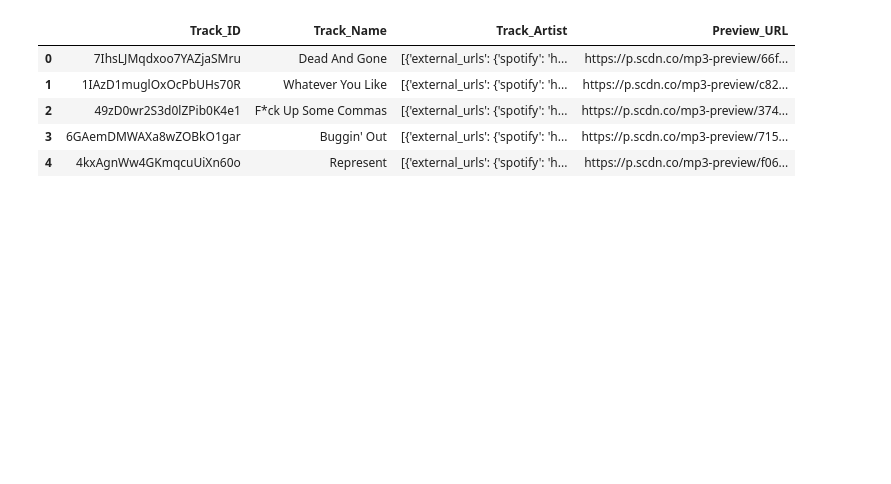
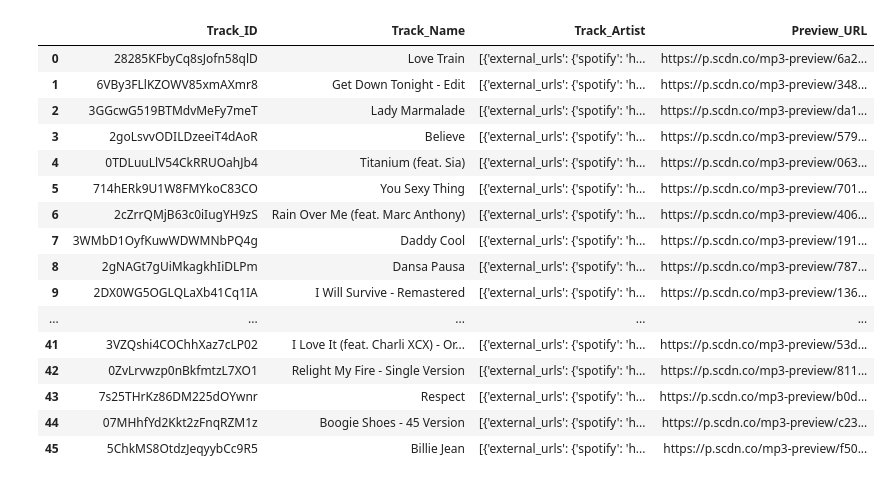
Before and after one commit to KathrynPanger/classify-spotify, a Jupyter notebook: Seth/disco/disco_mp3_pull.ipynb, the cells around one changed output. Saved outputs shown, nothing was run; the diff lists cells and outputs as text; code cells hidden in the pictures; blank space fills up the shorter version.

Commit message:
compiled clean dataframes

```diff
--- a/Seth/disco/disco_mp3_pull.ipynb
+++ b/Seth/disco/disco_mp3_pull.ipynb
@@ -72,13 +71,24 @@ dataframe_5.head()
 # %%
 dataframe_6 = pd.read_csv("disco6.csv")
-dataframe_6.head()
+dataframe_6
 # %% [output]
 |  | Track_ID | Track_Name | Track_Artist | Preview_URL |
-| 0 | 7IhsLJMqdxoo7YAZjaSMru | Dead And Gone | [{'external_urls': {'spotify': 'h... | https://p.scdn.co/mp3-preview/66f... |
-| 1 | 1IAzD1muglOxOcPbUHs70R | Whatever You Like | [{'external_urls': {'spotify': 'h... | https://p.scdn.co/mp3-preview/c82... |
-| 2 | 49zD0wr2S3d0lZPib0K4e1 | F*ck Up Some Commas | [{'external_urls': {'spotify': 'h... | https://p.scdn.co/mp3-preview/374... |
-| 3 | 6GAemDMWAXa8wZOBkO1gar | Buggin' Out | [{'external_urls': {'spotify': 'h... | https://p.scdn.co/mp3-preview/715... |
-| 4 | 4kxAgnWw4GKmqcuUiXn60o | Represent | [{'external_urls': {'spotify': 'h... | https://p.scdn.co/mp3-preview/f06... |
+| 0 | 28285KFbyCq8sJofn58qlD | Love Train | [{'external_urls': {'spotify': 'h... | https://p.scdn.co/mp3-preview/6a2... |
+| 1 | 6VBy3FLlKZOWV85xmAXmr8 | Get Down Tonight - Edit | [{'external_urls': {'spotify': 'h... | https://p.scdn.co/mp3-preview/348... |
+| 2 | 3GGcwG519BTMdvMeFy7meT | Lady Marmalade | [{'external_urls': {'spotify': 'h... | https://p.scdn.co/mp3-preview/da1... |
+| 3 | 2goLsvvODILDzeeiT4dAoR | Believe | [{'external_urls': {'spotify': 'h... | https://p.scdn.co/mp3-preview/579... |
+| 4 | 0TDLuuLlV54CkRRUOahJb4 | Titanium (feat. Sia) | [{'external_urls': {'spotify': 'h... | https://p.scdn.co/mp3-preview/063... |
+| 5 | 714hERk9U1W8FMYkoC83CO | You Sexy Thing | [{'external_urls': {'spotify': 'h... | https://p.scdn.co/mp3-preview/701... |
+| 6 | 2cZrrQMjB63c0iIugYH9zS | Rain Over Me (feat. Marc Anthony) | [{'external_urls': {'spotify': 'h... | https://p.scdn.co/mp3-preview/406... |
+| 7 | 3WMbD1OyfKuwWDWMNbPQ4g | Daddy Cool | [{'external_urls': {'spotify': 'h... | https://p.scdn.co/mp3-preview/191... |
+| 8 | 2gNAGt7gUiMkagkhIiDLPm | Dansa Pausa | [{'external_urls': {'spotify': 'h... | https://p.scdn.co/mp3-preview/787... |
+| 9 | 2DX0WG5OGLQLaXb41Cq1IA | I Will Survive - Remastered | [{'external_urls': {'spotify': 'h... | https://p.scdn.co/mp3-preview/136... |
+| ... | ... | ... | ... | ... |
+| 41 | 3VZQshi4COChhXaz7cLP02 | I Love It (feat. Charli XCX) - Or... | [{'external_urls': {'spotify': 'h... | https://p.scdn.co/mp3-preview/53d... |
+| 42 | 0ZvLrvwzp0nBkfmtzL7XO1 | Relight My Fire - Single Version | [{'external_urls': {'spotify': 'h... | https://p.scdn.co/mp3-preview/811... |
+| 43 | 7s25THrKz86DM225dOYwnr | Respect | [{'external_urls': {'spotify': 'h... | https://p.scdn.co/mp3-preview/b0d... |
+| 44 | 07MHhfYd2Kkt2zFnqRZM1z | Boogie Shoes - 45 Version | [{'external_urls': {'spotify': 'h... | https://p.scdn.co/mp3-preview/c23... |
+| 45 | 5ChkMS8OtdzJeqyybCc9R5 | Billie Jean | [{'external_urls': {'spotify': 'h... | https://p.scdn.co/mp3-preview/f50... |
 # %%
 dataframe_7 = pd.read_csv("disco7.csv")
 dataframe_7.head()
```
Also changed, not shown: parts of 12 cells of this notebook, 9 other files.
